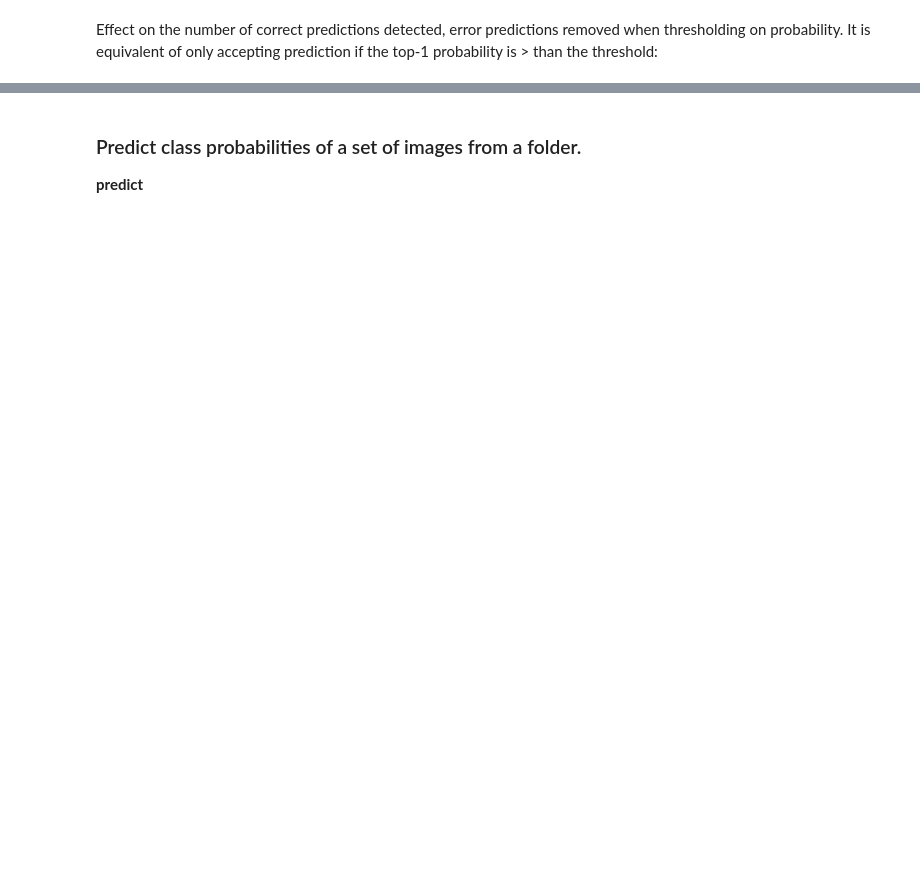
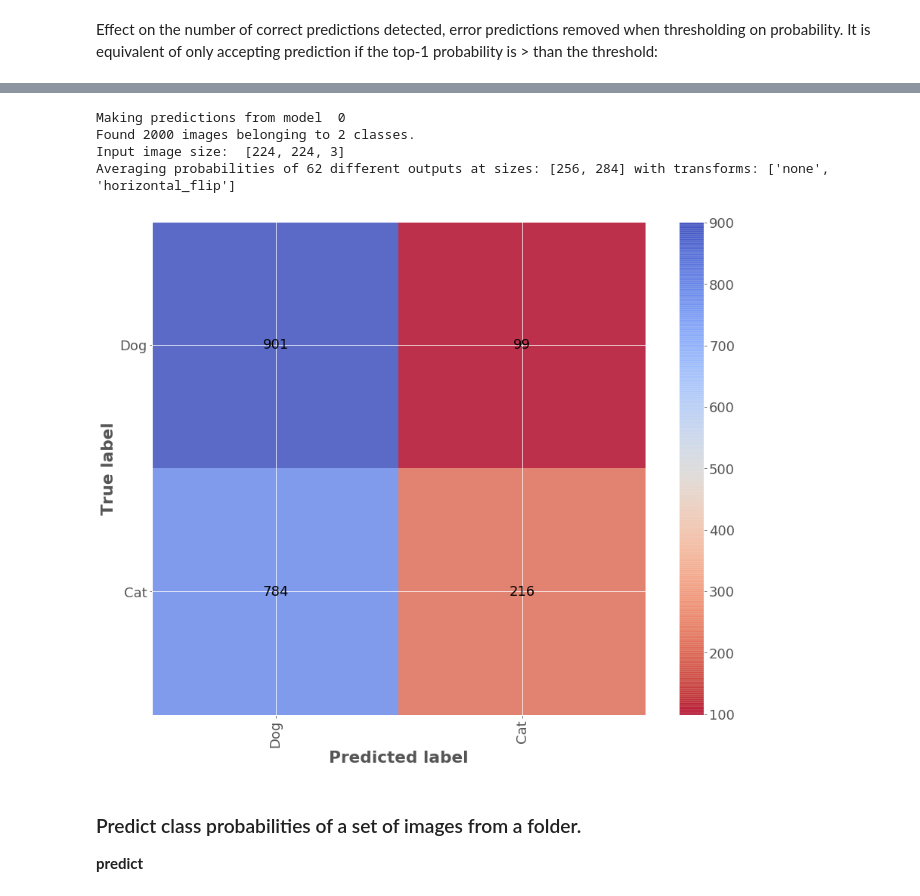
Before and after one commit to triagemd/keras-eval, a Jupyter notebook: example.ipynb, the cells around one changed output, grey strips where cells are left out. Saved outputs shown, nothing was run; the diff lists cells and outputs as text; code cells hidden in the pictures; blank space fills up the shorter version.

```diff
--- a/example.ipynb
+++ b/example.ipynb
@@ -189,3 +195,11 @@ Returning correct predictions and errors for the top k:  [1]
+# %%
+probs, labels = evaluator.evaluate(data_dir=data_dir, top_k=2, confusion_matrix=True, data_augmentation={'scale_sizes': [256, 284], 'transforms': ['horizontal_flip'], 'crop_original': 'center_crop'})
+# %% [output]
+Making predictions from model  0
+Found 2000 images belonging to 2 classes.
+Input image size:  [224, 224, 3]
+Averaging probabilities of 62 different outputs at sizes: [256, 284] with transforms: ['none', 'horizontal_flip']
+[figure, added]
 # %% [markdown]
 ### Predict class probabilities of a set of images from a folder.
 
```
Also changed, not shown: parts of 20 cells of this notebook, 1 other file.
